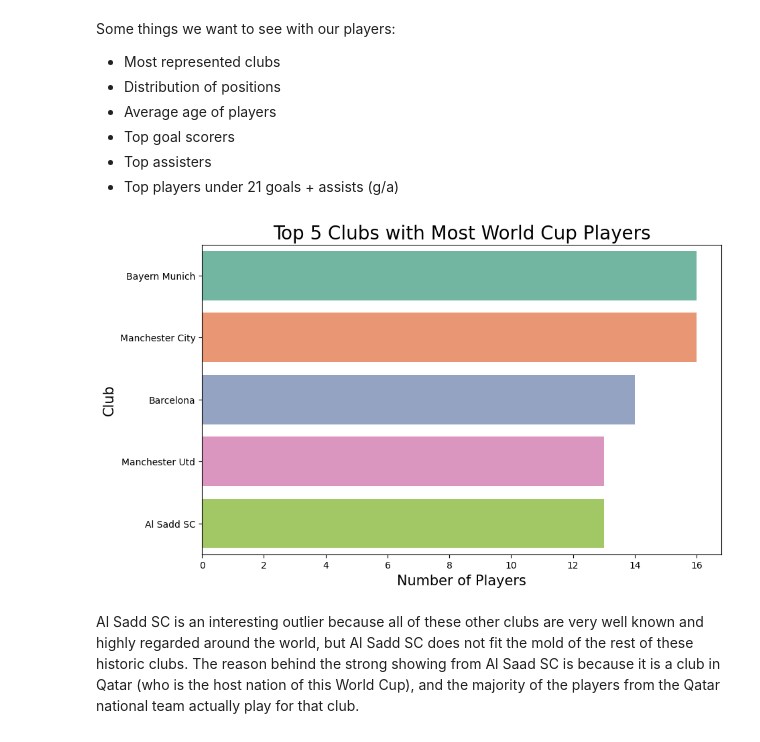
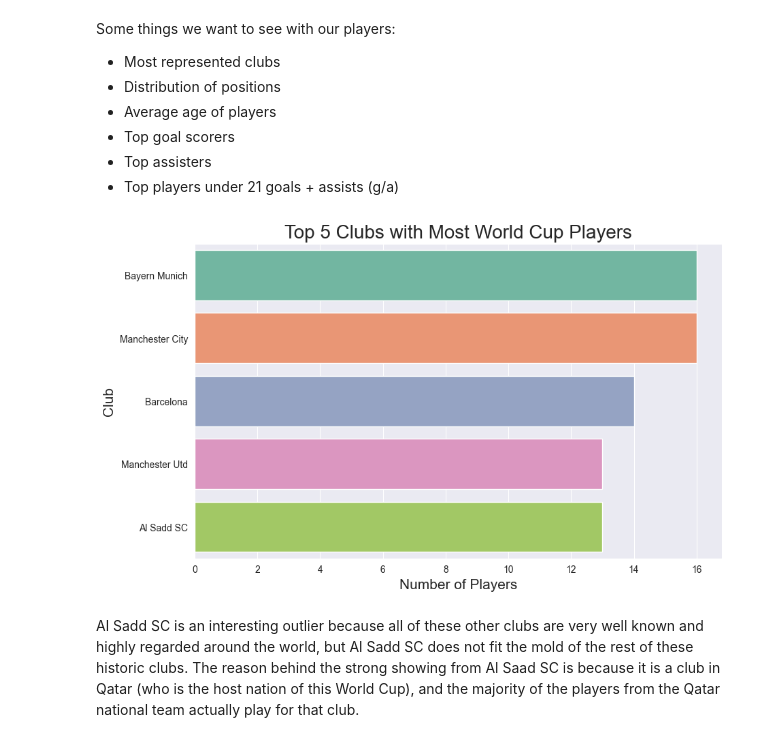
Before and after one commit to ccvale/2022-Qatar-World-Cup-Analysis, a Jupyter notebook: worldcup.ipynb, the cells around one changed output. Drawn from its saved outputs; the diff is of its cells as text; code cells hidden in the pictures.

```diff
--- a/worldcup.ipynb
+++ b/worldcup.ipynb
@@ -397,18 +396,20 @@ player_defense = pd.read_csv('player_defense.csv').drop(duplicate_columns[2:], a
 player_shooting = pd.read_csv('player_shooting.csv').drop(duplicate_columns[2:], axis=1)
 player_possession = pd.read_csv('player_possession.csv').drop(duplicate_columns[2:], axis=1)
 player_keepers = pd.read_csv('player_keepers.csv').drop(keeper_columns, axis=1)
+player_passing = pd.read_csv('player_passing.csv').drop(duplicate_columns[2:], axis=1)
 
 
 # merging all of the above dataframes into one
 players = players.merge(player_defense, on='player')
 players = players.merge(player_shooting, on='player')
 players = players.merge(player_possession, on='player')
+players = players.merge(player_passing, on='player')
 
 #players = players.merge(player_keepers, on='player') -> for some reason everything fucks up with keepers added
 
 
 players['age'] = players['age'].astype(str).str[:2].astype(int)
-
+players['G/A'] = players['goals'] + players['assists']
 
 players
 # %% [output]
@@ -438,13 +439,14 @@ Some things we want to see with our players:
 - Top players under 21 goals + assists (g/a)
 # %%
 plt.figure(figsize=(10, 6))
+sns.set_style('darkgrid')
 sns.countplot(y='club', data=players, order=players['club'].value_counts().iloc[:5].index, palette='Set2')
 plt.title('Top 5 Clubs with Most World Cup Players', fontsize=20)
 plt.xlabel('Number of Players', fontsize=15)
 plt.ylabel('Club', fontsize=15)
 plt.show()
 # %% [output]
-[figure, old version]
+[figure, new version]
 # %% [markdown]
 Al Sadd SC is an interesting outlier because all of these other clubs are very well known and highly regarded around the world, but Al Sadd SC does not fit the mold of the rest of these historic clubs. The reason behind the strong showing from Al Saad SC is because it is a club in Qatar (who is the host nation of this World Cup), and the majority of the players from the Qatar national team actually play for that club.
 # %%
```
Also changed, not shown: parts of 21 cells of this notebook, 1 other file.
